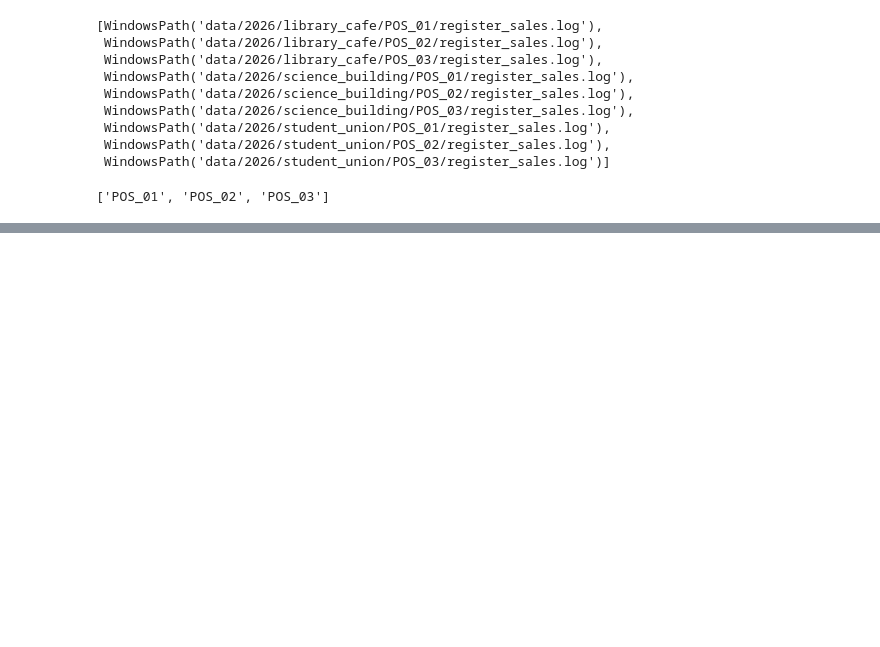
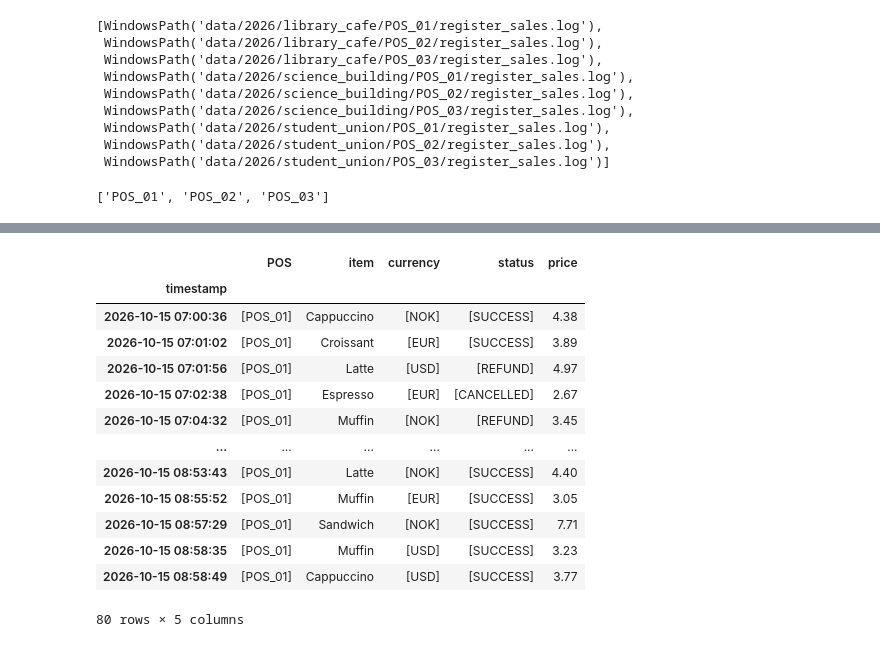
Before and after one commit to ROJ-ROJ/delivirable2, a Jupyter notebook: Hvoed_fil.ipynb, the cells around one changed output, grey strips where cells are left out. Saved outputs shown, nothing was run; the diff lists cells and outputs as text; code cells hidden in the pictures; blank space fills up the shorter version.

```diff
--- a/Hvoed_fil.ipynb
+++ b/Hvoed_fil.ipynb
@@ -24,18 +25,29 @@ filereader_funktion(pathlib.Path("data/2026/library_cafe/POS_01/register_sales.l
 def log_parser_funksjon(x):
     list_of_dictionaries = []
     dictionary = {}
+
     with open(x, "r") as file:
-            file_text = file.read()
+        file_text = file.read()
+
     for i in file_text.splitlines():
         dictionary["POS"] = re.findall(r"POS_\d{2}", i)
-        dictionary["timestamp"] = re.findall(r"\d{4}-\d{2}-\d{2} \d{2}:\d{2}:\d{2}", i)
-        dictionary["item"] = re.findall(r"item=([a-zA-Z0-9_]+)", i)
+        match = re.search(
+            r"(\d{4}-\d{2}-\d{2} \d{2}:\d{2}:\d{2})", i
+        )
+        dictionary["timestamp"] = match.group(1) if match else None
+
+        match = re.search(r"item=([A-Za-z-]+)", i)
+        dictionary["item"] = match.group(1) if match else None
+
         dictionary["currency"] = re.findall(r"EUR|NOK|USD", i)
         dictionary["status"] = re.findall(r"SUCCESS|REFUND|CANCELLED", i)
 
-        if dictionary["POS"] != [] and dictionary["timestamp"] != [] and dictionary["item"] != [] and dictionary["currency"] != [] and dictionary["status"]:
-            list_of_dictionaries.append(dictionary)
-    dictionary = {}
+        match = re.search(r"price=([0-9.]+)", i)
+        dictionary["price"] = match.group(1) if match else None
+
+        if dictionary["timestamp"] and dictionary["item"] and dictionary["price"] and dictionary["status"]:
+            list_of_dictionaries.append(dictionary.copy())
+
     return list_of_dictionaries
 # %%
 log_parser_funksjon(pathlib.Path("data/2026/library_cafe/POS_01/register_sales.log"))
@@ -112,0 +170,37 @@ _IncompleteInputError: incomplete input (452059831.py, line 1)
+# %%
+def create_dataframe(transactions):
+    # Lager en tabell med transaksjonene
+    df = pd.DataFrame(transactions)
+
+
+    df["timestamp"] = pd.to_datetime(df["timestamp"])
+    df["price"] = pd.to_numeric(df["price"])
+
+
+    # Sorterer transaksjonene fra gamle til nyeste
+    df = df.sort_values("timestamp", ascending=False)
+
+
+    # Sett timestampe som indeksen
+    df = df.set_index("timestamp").sort_index()
+
+
+
+    return df
+# %%
+create_dataframe(log_parser_funksjon(pathlib.Path("data/2026/library_cafe/POS_01/register_sales.log")))
+# %% [output]
+|  | POS | item | currency | status | price |
+| timestamp |  |  |  |  |  |
+| 2026-10-15 07:00:36 | [POS_01] | Cappuccino | [NOK] | [SUCCESS] | 4.38 |
+| 2026-10-15 07:01:02 | [POS_01] | Croissant | [EUR] | [SUCCESS] | 3.89 |
+| 2026-10-15 07:01:56 | [POS_01] | Latte | [USD] | [REFUND] | 4.97 |
+| 2026-10-15 07:02:38 | [POS_01] | Espresso | [EUR] | [CANCELLED] | 2.67 |
+| 2026-10-15 07:04:32 | [POS_01] | Muffin | [NOK] | [REFUND] | 3.45 |
+| ... | ... | ... | ... | ... | ... |
+| 2026-10-15 08:53:43 | [POS_01] | Latte | [NOK] | [SUCCESS] | 4.40 |
+| 2026-10-15 08:55:52 | [POS_01] | Muffin | [EUR] | [SUCCESS] | 3.05 |
+| 2026-10-15 08:57:29 | [POS_01] | Sandwich | [NOK] | [SUCCESS] | 7.71 |
+| 2026-10-15 08:58:35 | [POS_01] | Muffin | [USD] | [SUCCESS] | 3.23 |
+| 2026-10-15 08:58:49 | [POS_01] | Cappuccino | [USD] | [SUCCESS] | 3.77 |
+80 rows × 5 columns
```
Also changed, not shown: parts of 13 cells of this notebook.
